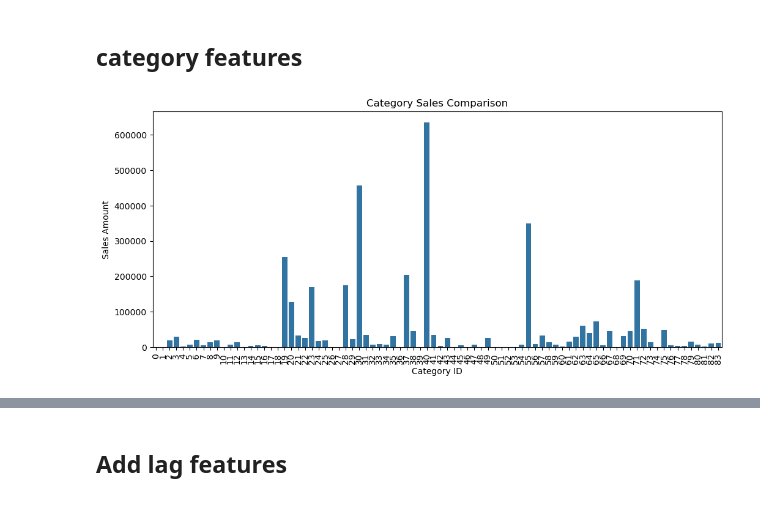
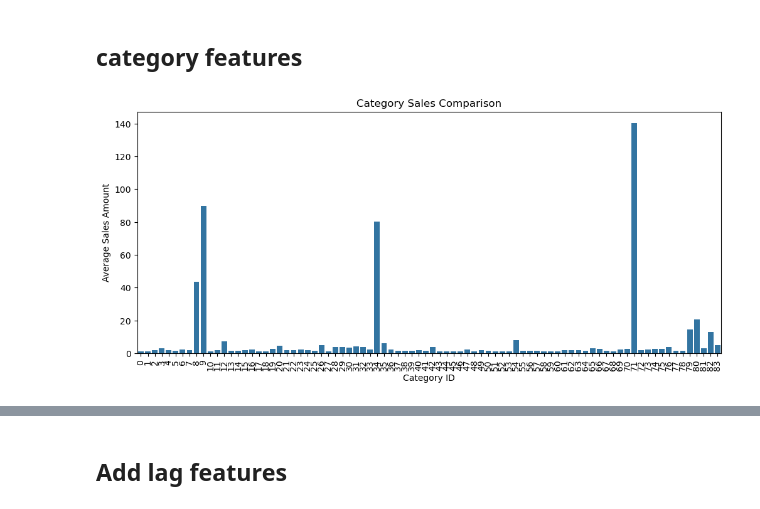
Before and after one commit to Alexennk/ml-ds-practice, a Jupyter notebook: notebooks/eda_notebook.ipynb, the cells around one changed output, grey strips where cells are left out. Saved outputs shown, nothing was run; the diff lists cells and outputs as text; code cells hidden in the pictures.

```diff
--- a/notebooks/eda_notebook.ipynb
+++ b/notebooks/eda_notebook.ipynb
@@ -326,13 +332,13 @@ train_strange_names[['item_name', 'item_cnt_day', 'item_price']]
 # %% [markdown]
 ## **category** features
 # %%
-category_id_aggregated = train_df.groupby(['item_category_id'])['item_cnt_day'].sum()
+category_id_aggregated = aggregated_train_df.groupby(['item_category_id'])['item_cnt_month'].mean()
 
 plt.figure(figsize=(12,5))
 ax = sns.barplot(x=category_id_aggregated.index, y=category_id_aggregated.values)
 plt.title("Category Sales Comparison")
 plt.xlabel("Category ID")
-plt.ylabel("Sales Amount")
+plt.ylabel("Average Sales Amount")
 plt.xticks(rotation=90);
 # %% [output]
-[figure, old version]
+[figure, new version]
```
Also changed, not shown: parts of 39 cells of this notebook, 1 other file.
